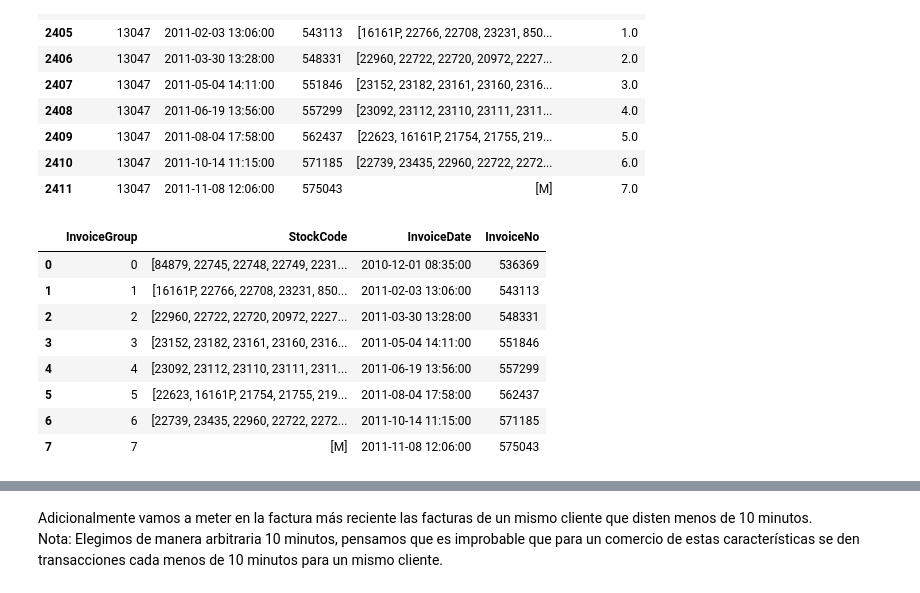
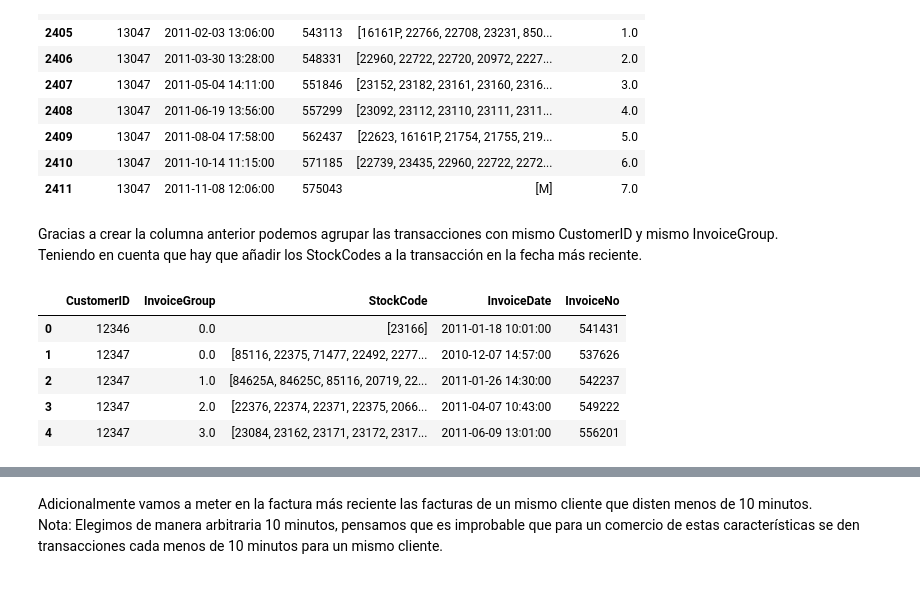
Before and after one commit to Alf-caput/LAB02_ReglasYPatronesSecuenciales, a Jupyter notebook: notebook.ipynb, the cells around one changed output, grey strips where cells are left out. Saved outputs shown, nothing was run; the diff lists cells and outputs as text; code cells hidden in the pictures.

```diff
--- a/notebook.ipynb
+++ b/notebook.ipynb
@@ -174,23 +174,23 @@ df_invoice_groupmin.loc[df_invoice_groupmin.loc[:, 'CustomerID'] == 13047, :]
 | 2409 | 13047 | 2011-08-04 17:58:00 | 562437 | [22623, 16161P, 21754, 21755, 219... | 5.0 |
 | 2410 | 13047 | 2011-10-14 11:15:00 | 571185 | [22739, 23435, 22960, 22722, 2272... | 6.0 |
 | 2411 | 13047 | 2011-11-08 12:06:00 | 575043 | [M] | 7.0 |
+# %% [markdown]
+Gracias a crear la columna anterior podemos agrupar las transacciones con mismo CustomerID y mismo InvoiceGroup.
+Teniendo en cuenta que hay que añadir los StockCodes a la transacción en la fecha más reciente.
 # %%
-nuevo_df = (
-    df_testing.loc[:, ['InvoiceGroup', 'StockCode', 'InvoiceDate', 'InvoiceNo']]
-    .groupby('InvoiceGroup')
+df_invoice_simple = (
+    df_invoice_groupmin
+    .groupby(['CustomerID', 'InvoiceGroup'])
     .apply(lambda x: pd.Series({
         'StockCode': np.concatenate(x['StockCode'].values),
         'InvoiceDate': x.loc[x['InvoiceDate'].idxmax(), 'InvoiceDate'],
         'InvoiceNo': x.loc[x['InvoiceDate'].idxmax(), 'InvoiceNo']
 })).reset_index())
-nuevo_df
+df_invoice_simple.head()
 # %% [output]
-|  | InvoiceGroup | StockCode | InvoiceDate | InvoiceNo |
-| 0 | 0 | [84879, 22745, 22748, 22749, 2231... | 2010-12-01 08:35:00 | 536369 |
-| 1 | 1 | [16161P, 22766, 22708, 23231, 850... | 2011-02-03 13:06:00 | 543113 |
-| 2 | 2 | [22960, 22722, 22720, 20972, 2227... | 2011-03-30 13:28:00 | 548331 |
-| 3 | 3 | [23152, 23182, 23161, 23160, 2316... | 2011-05-04 14:11:00 | 551846 |
-| 4 | 4 | [23092, 23112, 23110, 23111, 2311... | 2011-06-19 13:56:00 | 557299 |
-| 5 | 5 | [22623, 16161P, 21754, 21755, 219... | 2011-08-04 17:58:00 | 562437 |
-| 6 | 6 | [22739, 23435, 22960, 22722, 2272... | 2011-10-14 11:15:00 | 571185 |
-| 7 | 7 | [M] | 2011-11-08 12:06:00 | 575043 |
+|  | CustomerID | InvoiceGroup | StockCode | InvoiceDate | InvoiceNo |
+| 0 | 12346 | 0.0 | [23166] | 2011-01-18 10:01:00 | 541431 |
+| 1 | 12347 | 0.0 | [85116, 22375, 71477, 22492, 2277... | 2010-12-07 14:57:00 | 537626 |
+| 2 | 12347 | 1.0 | [84625A, 84625C, 85116, 20719, 22... | 2011-01-26 14:30:00 | 542237 |
+| 3 | 12347 | 2.0 | [22376, 22374, 22371, 22375, 2066... | 2011-04-07 10:43:00 | 549222 |
+| 4 | 12347 | 3.0 | [23084, 23162, 23171, 23172, 2317... | 2011-06-09 13:01:00 | 556201 |
```
Also changed, not shown: parts of 2 cells of this notebook.
